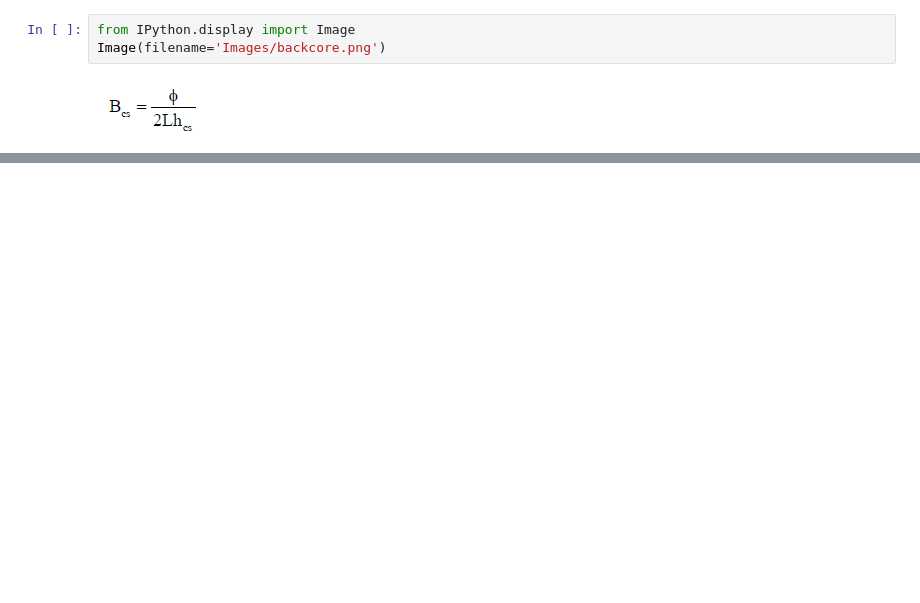
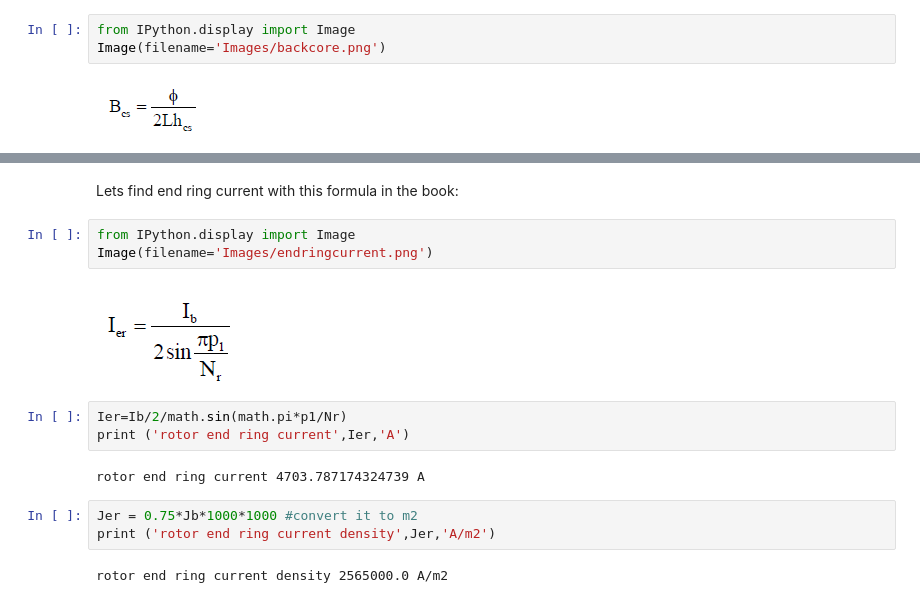
Before and after one commit to odtu/EE564, a Jupyter notebook: TRAIN/Doga/Design of a Train Traction Motor.ipynb, the cells around one changed output, grey strips where cells are left out. Cells and saved outputs as stored; diff of their text form; blank space fills up the shorter version.

```diff
--- a/TRAIN/Doga/Design of a Train Traction Motor.ipynb
+++ b/TRAIN/Doga/Design of a Train Traction Motor.ipynb
@@ -491,0 +534,17 @@ new back core flux density 1.6452866965063526 T
+# %% [markdown]
+Lets find end ring current with this formula in the book:
+# %%
+from IPython.display import Image
+Image(filename='Images/endringcurrent.png')
+# %% [output]
+[figure, added]
+# %%
+Ier=Ib/2/math.sin(math.pi*p1/Nr)
+print ('rotor end ring current',Ier,'A')
+# %% [output]
+rotor end ring current 4703.787174324739 A
+# %%
+Jer = 0.75*Jb*1000*1000 #convert it to m2
+print ('rotor end ring current density',Jer,'A/m2')
+# %% [output]
+rotor end ring current density 2565000.0 A/m2
```
Also changed, not shown: parts of 76 cells of this notebook, 18 other files.
